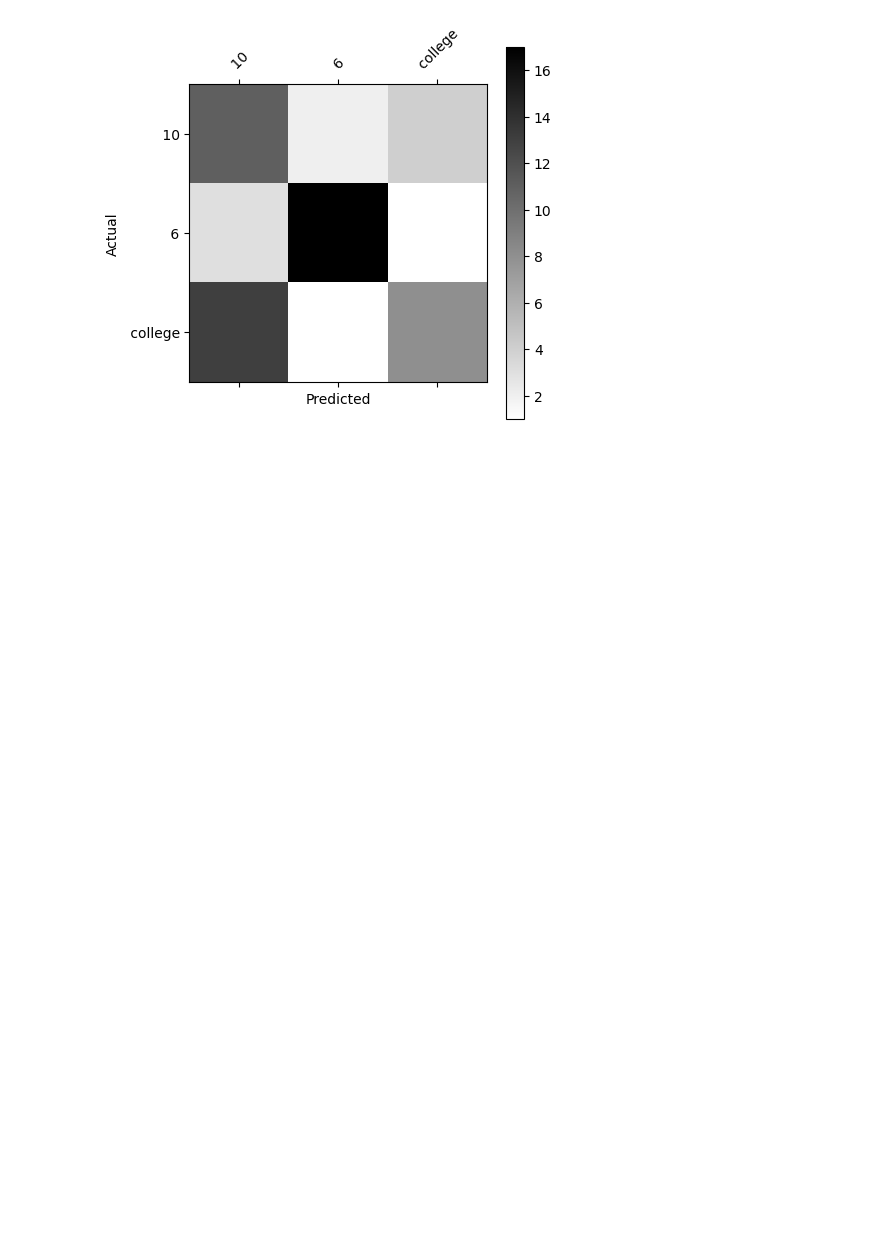
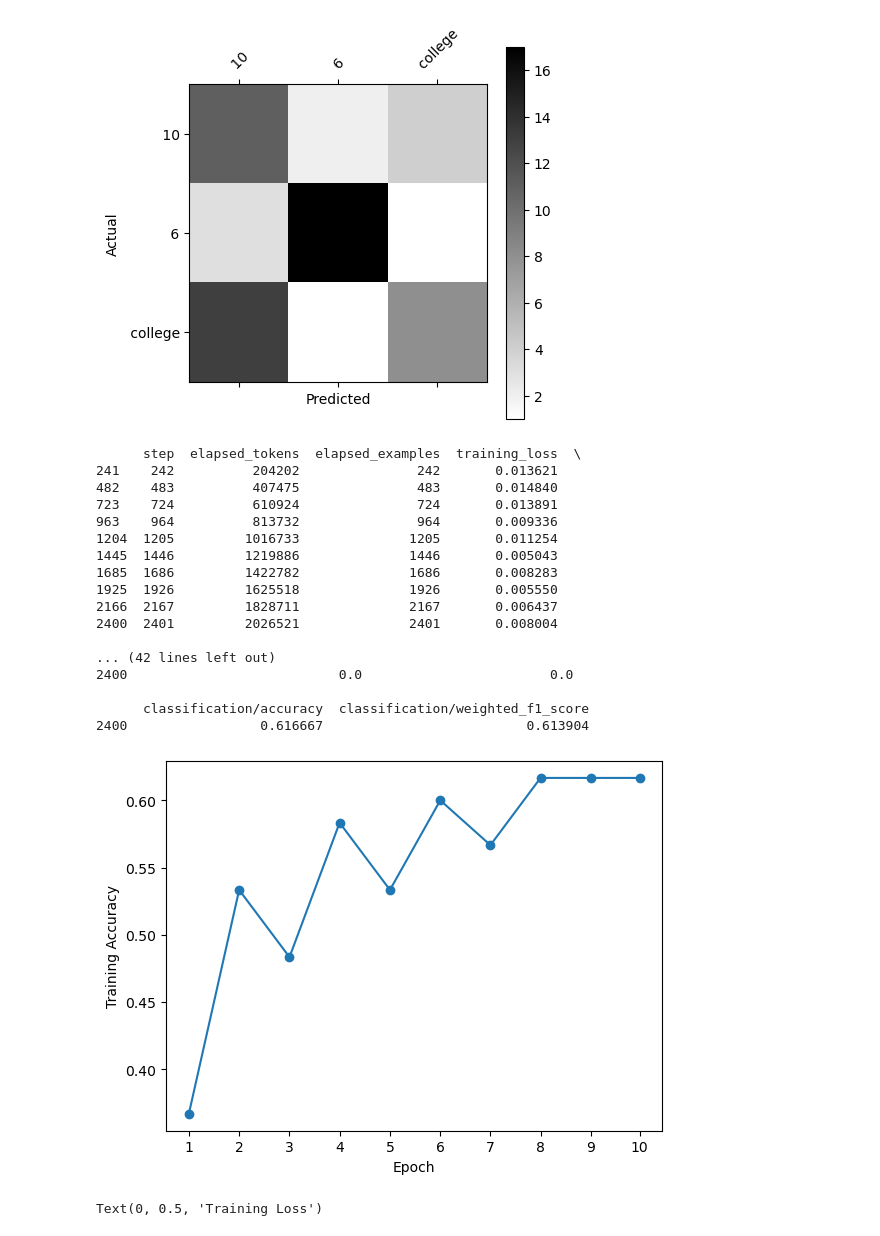
Before and after one commit to aaronomics/grad, a Jupyter notebook: 3_class_ft.ipynb, the cells around one changed output. Saved outputs shown, nothing was run; the diff lists cells and outputs as text; code cells hidden in the pictures; blank space fills up the shorter version.

```diff
--- a/3_class_ft.ipynb
+++ b/3_class_ft.ipynb
@@ -141,3 +142,42 @@ Actual
  6           3  17         1
  college    13   1         8
 [figure]
+# %%
+results = pd.read_csv('student_result5.csv')
+results_filtered = results[results['classification/accuracy'].notnull()].tail(10)
+
+
+print(results_filtered)
+
+print(results_filtered[results_filtered['classification/accuracy'].notnull()].tail(1))
+
+results_filtered[results_filtered['classification/accuracy'].notnull()]['classification/accuracy'].plot(marker='o')
+
+# Add x and y axis labels
+plt.xlabel('Epoch')
+plt.ylabel('Training Accuracy')
+plt.xticks(ticks = [241, 482, 723, 963, 1204, 1445, 1685, 1925, 2166, 2400],labels= range(1, 11))
+plt.show()
+
+plt.xlabel('Epoch')
+plt.ylabel('Training Loss')
+# %% [output]
+      step  elapsed_tokens  elapsed_examples  training_loss  \
+241    242          204202               242       0.013621
+482    483          407475               483       0.014840
+723    724          610924               724       0.013891
+963    964          813732               964       0.009336
+1204  1205         1016733              1205       0.011254
+1445  1446         1219886              1446       0.005043
+1685  1686         1422782              1686       0.008283
+1925  1926         1625518              1926       0.005550
+2166  2167         1828711              2167       0.006437
+2400  2401         2026521              2401       0.008004
+
+... (42 lines left out)
+2400                           0.0                        0.0
+
+      classification/accuracy  classification/weighted_f1_score
+2400                 0.616667                          0.613904
+[figure, added]
+Text(0, 0.5, 'Training Loss')
```
Also changed, not shown: parts of 2 cells of this notebook, 3 other files.
